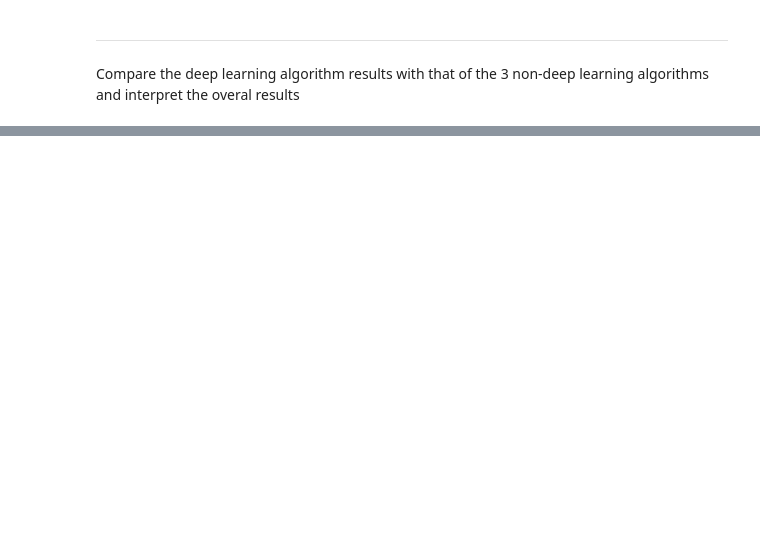
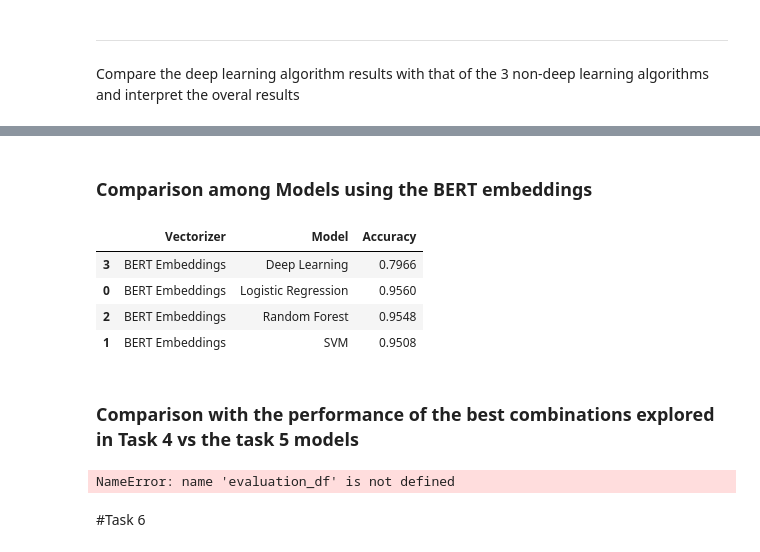
Before and after one commit to j-ranasinghe/nlp_cw, a Jupyter notebook: Solution_GroupH.ipynb, the cells around one changed output, grey strips where cells are left out. Saved outputs shown, nothing was run; the diff lists cells and outputs as text; code cells hidden in the pictures; blank space fills up the shorter version.

```diff
--- a/Solution_GroupH.ipynb
+++ b/Solution_GroupH.ipynb
@@ -1300,0 +1451,9 @@ Compare the deep learning algorithm results with that of the 3 non-deep learning
+# %%
+# Dictionary to store evaluation metrics for visualization
+final_evaluation_metrics = {
+    "Vectorizer": [],
+    "Model": [],
+    "Accuracy": [],
+    "Confusion_Matrix": [],
+    "Classification_Report": []
+}
@@ -1300,0 +1662,35 @@ Compare the deep learning algorithm results with that of the 3 non-deep learning
+# %% [markdown]
+### Comparison among Models using the BERT embeddings
+# %%
+# Convert to DataFrame
+final_evaluation_df = pd.DataFrame({
+    "Vectorizer": final_evaluation_metrics["Vectorizer"],
+    "Model": final_evaluation_metrics["Model"],
+    "Accuracy": final_evaluation_metrics["Accuracy"]
+})
+# Group by 'Model' and select the rows with the highest 'Accuracy' for each model
+final_evaluation_df = final_evaluation_df.loc[final_evaluation_df.groupby("Model")["Accuracy"].idxmax()]
+
+# Display the table
+final_evaluation_df
+# %% [output]
+|  | Vectorizer | Model | Accuracy |
+| 3 | BERT Embeddings | Deep Learning | 0.7966 |
+| 0 | BERT Embeddings | Logistic Regression | 0.9560 |
+| 2 | BERT Embeddings | Random Forest | 0.9548 |
+| 1 | BERT Embeddings | SVM | 0.9508 |
+# %% [markdown]
+### Comparison with the performance of the best combinations explored in Task 4 vs the task 5 models
+# %%
+# Group by 'Model' and select the rows with the highest 'Accuracy' for each model
+highest_accuracy_df = evaluation_df.loc[evaluation_df.groupby("Model")["Accuracy"].idxmax()]
+
+# Append the highest accuracy DataFrame to the final evaluation DataFrame
+final_evaluation_df = pd.concat([final_evaluation_df, highest_accuracy_df], ignore_index=True)
+
+# Display the updated final DataFrame
+final_evaluation_df
+# %% [output]
+NameError: name 'evaluation_df' is not defined
+# %% [markdown]
+#Task 6
```
Also changed, not shown: parts of 83 cells of this notebook.
